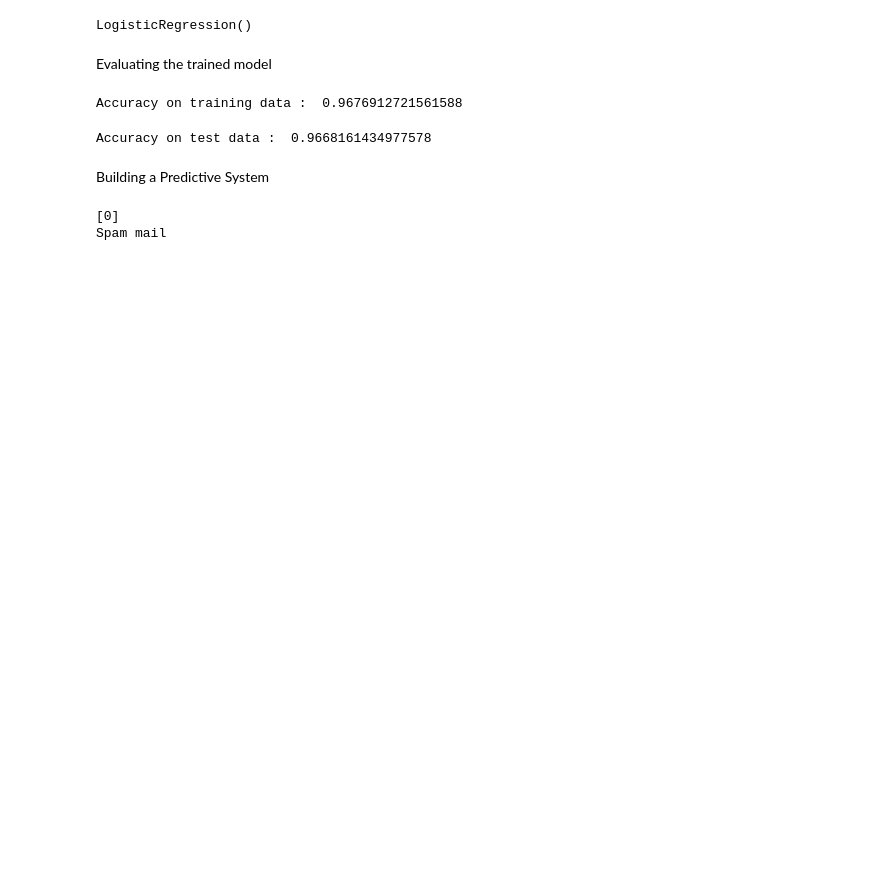
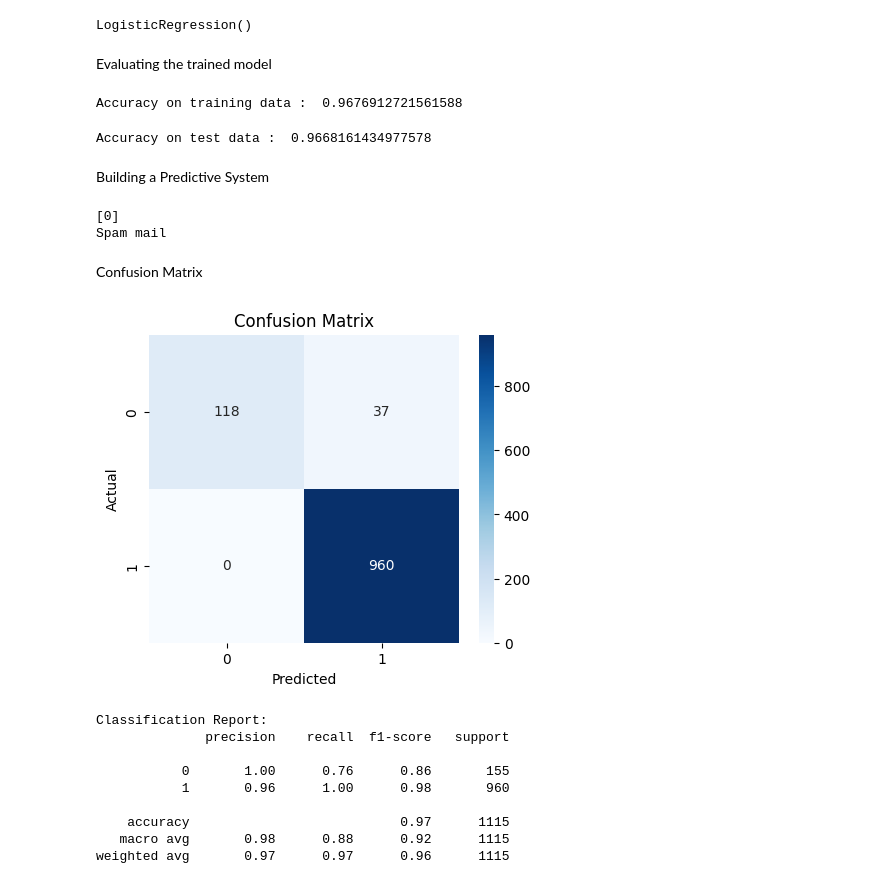
Before and after one commit to titasvaidila/demo-repo, a Jupyter notebook: Email_Spam_Predictor_using_Machine_Learning.ipynb, the cells around one changed output. Cells and saved outputs as stored; diff of their text form; code cells hidden in the pictures; blank space fills up the shorter version.

```diff
--- a/Email_Spam_Predictor_using_Machine_Learning.ipynb
+++ b/Email_Spam_Predictor_using_Machine_Learning.ipynb
@@ -202,3 +204,28 @@ else:
 # %% [output]
 [0]
 Spam mail
+# %% [markdown]
+Confusion Matrix
+# %%
+cm = confusion_matrix(Y_test, prediction_on_test_data)
+plt.figure(figsize=(5,4))
+sns.heatmap(cm, annot=True, fmt='d', cmap='Blues')
+plt.xlabel("Predicted")
+plt.ylabel("Actual")
+plt.title("Confusion Matrix")
+plt.show()
+
+# Classification Report
+print("Classification Report:")
+print(classification_report(Y_test, prediction_on_test_data))
+# %% [output]
+[figure, added]
+Classification Report:
+              precision    recall  f1-score   support
+
+           0       1.00      0.76      0.86       155
+           1       0.96      1.00      0.98       960
+
+    accuracy                           0.97      1115
+   macro avg       0.98      0.88      0.92      1115
+weighted avg       0.97      0.97      0.96      1115
```
Also changed, not shown: parts of 2 cells of this notebook.
